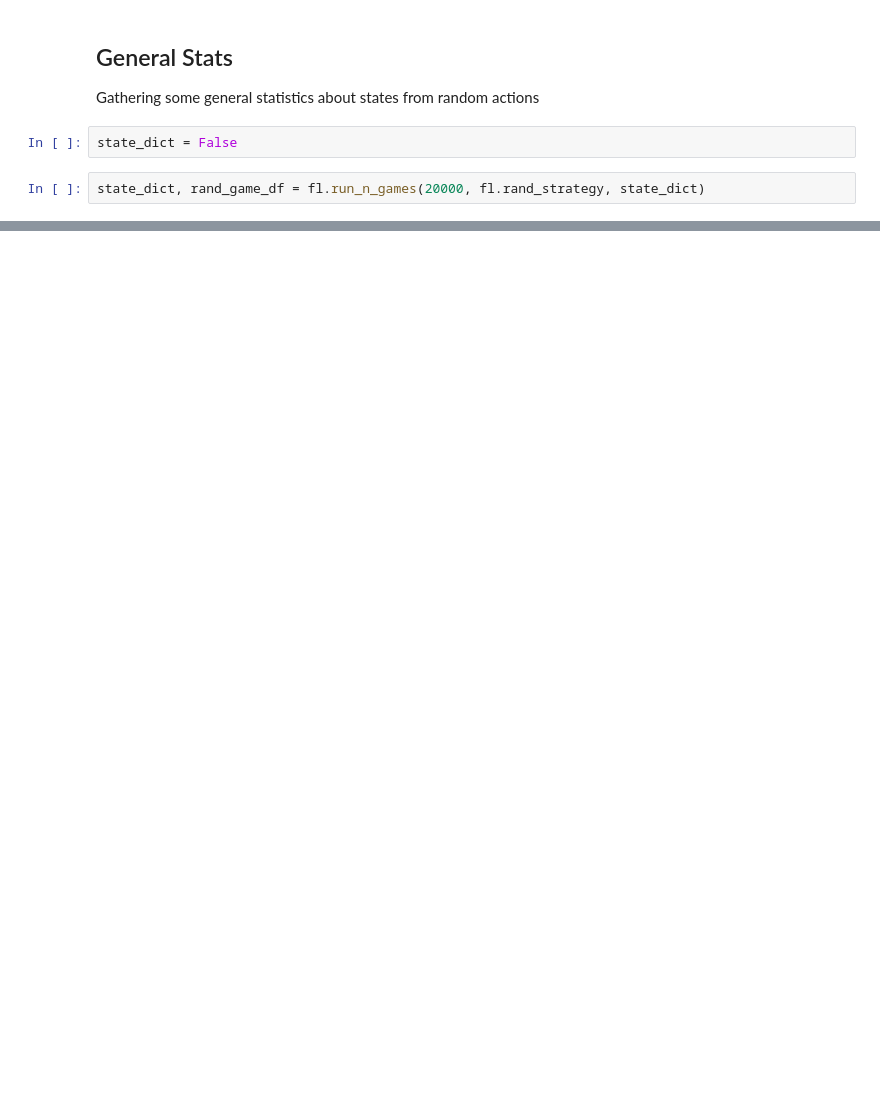
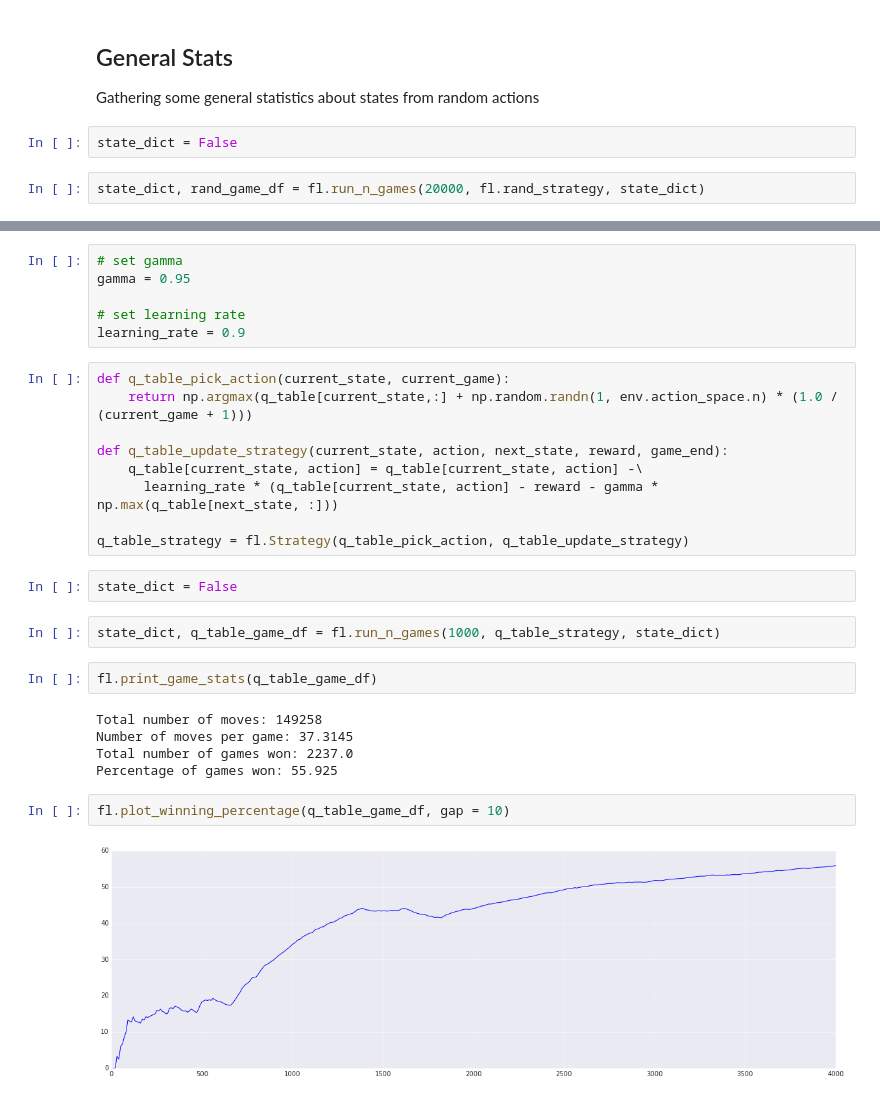
Before and after one commit to gautsi/gen-purpose-repo, a Jupyter notebook: notebooks/rlExperiments.ipynb, the cells around one changed output, grey strips where cells are left out. Cells and saved outputs as stored; diff of their text form; blank space fills up the shorter version.

Commit message:
added table and nn

```diff
--- a/notebooks/rlExperiments.ipynb
+++ b/notebooks/rlExperiments.ipynb
@@ -51,0 +54,30 @@ fl.plot_winning_percentage(rand_game_df)
+# %%
+# set gamma
+gamma = 0.95
+
+# set learning rate
+learning_rate = 0.9
+# %%
+def q_table_pick_action(current_state, current_game):
+    return np.argmax(q_table[current_state,:] + np.random.randn(1, env.action_space.n) * (1.0 / (current_game + 1)))
+
+def q_table_update_strategy(current_state, action, next_state, reward, game_end):
+    q_table[current_state, action] = q_table[current_state, action] -\
+      learning_rate * (q_table[current_state, action] - reward - gamma * np.max(q_table[next_state, :]))
+
+q_table_strategy = fl.Strategy(q_table_pick_action, q_table_update_strategy)
+# %%
+state_dict = False
+# %%
+state_dict, q_table_game_df = fl.run_n_games(1000, q_table_strategy, state_dict)
+# %%
+fl.print_game_stats(q_table_game_df)
+# %% [output]
+Total number of moves: 149258
+Number of moves per game: 37.3145
+Total number of games won: 2237.0
+Percentage of games won: 55.925
+# %%
+fl.plot_winning_percentage(q_table_game_df, gap = 10)
+# %% [output]
+[figure, added]
```
Also changed, not shown: parts of 20 cells of this notebook.
